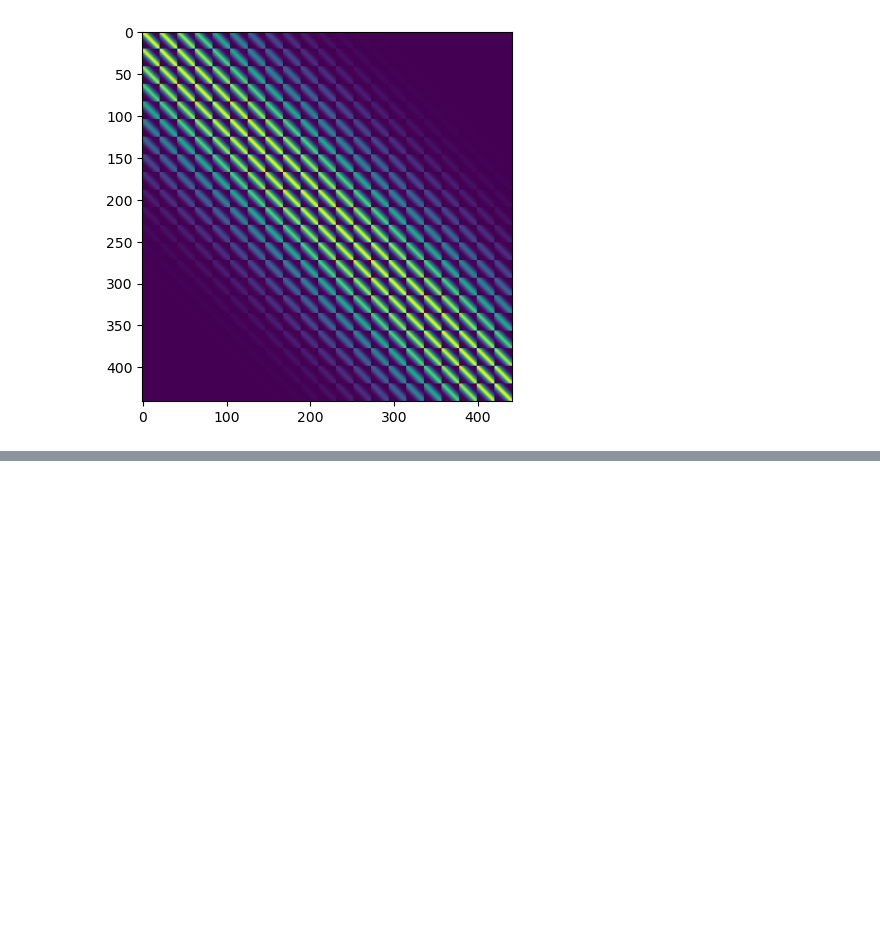
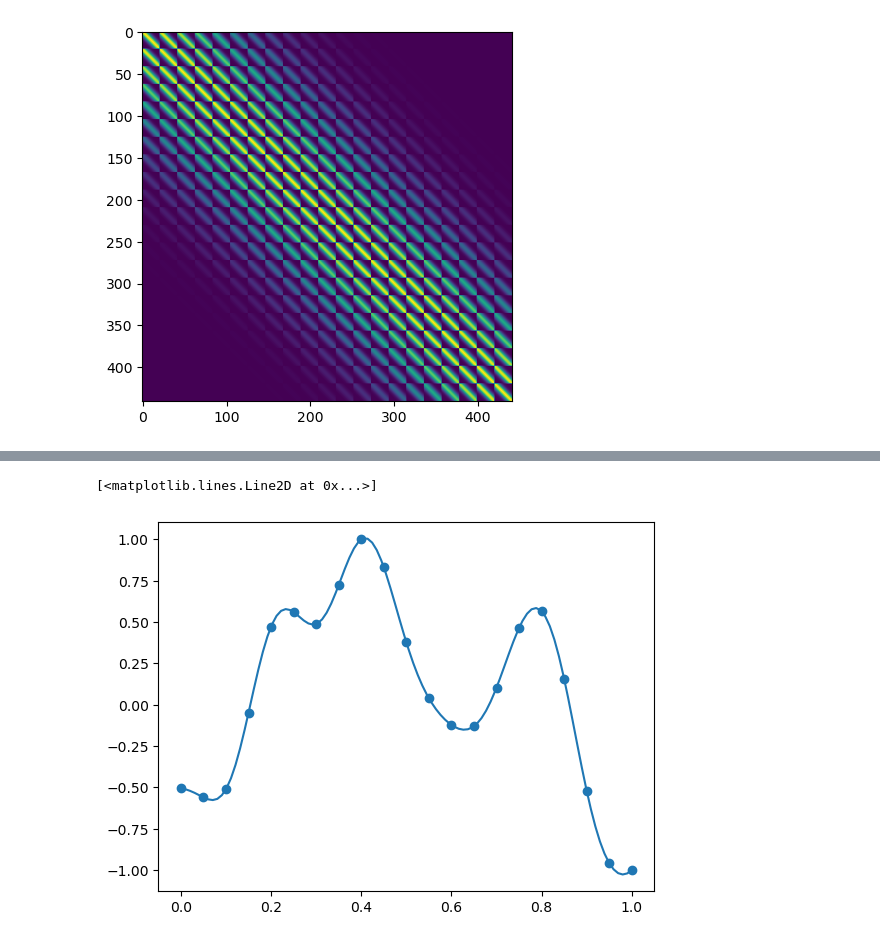
Before and after one commit to JoostHMPrins/ngo, a Jupyter notebook: developnotebooks/Gaussianrandomfield.ipynb, the cells around one changed output, grey strips where cells are left out. Saved outputs shown, nothing was run; the diff lists cells and outputs as text; code cells hidden in the pictures; blank space fills up the shorter version.

```diff
--- a/developnotebooks/Gaussianrandomfield.ipynb
+++ b/developnotebooks/Gaussianrandomfield.ipynb
@@ -119,0 +148,24 @@ GRFfunction = RBFInterpolator(x, GRF, kernel='gaussian', epsilon=1/(1/N_gridpoin
+# %%
+N_gridpoints = 21
+x = np.linspace(0,1,N_gridpoints)
+cov = np.zeros((N_gridpoints,N_gridpoints))
+l = 0.1
+for i in range(N_gridpoints):
+    for j in range(N_gridpoints):
+        cov[i,j] = np.exp(-(x[i] - x[j])**2/(2*l**2))
+
+GRF = np.random.multivariate_normal(np.zeros(N_gridpoints), cov=cov, size=1)
+
+DeltaGRF = np.amax(GRF) - np.amin(GRF)
+GRF = GRF/DeltaGRF*2
+GRF = GRF - np.amin(GRF) - 1
+
+GRF = GRF.flatten()
+function = Rbf(x, GRF, function='gaussian', epsilon=l)
+# %%
+x_plot = np.linspace(0,1,100)
+plt.scatter(x,GRF)
+plt.plot(x_plot, function(x_plot))
+# %% [output]
+[<matplotlib.lines.Line2D at 0x...>]
+[figure, added]
```
Also changed, not shown: parts of 19 cells of this notebook.
